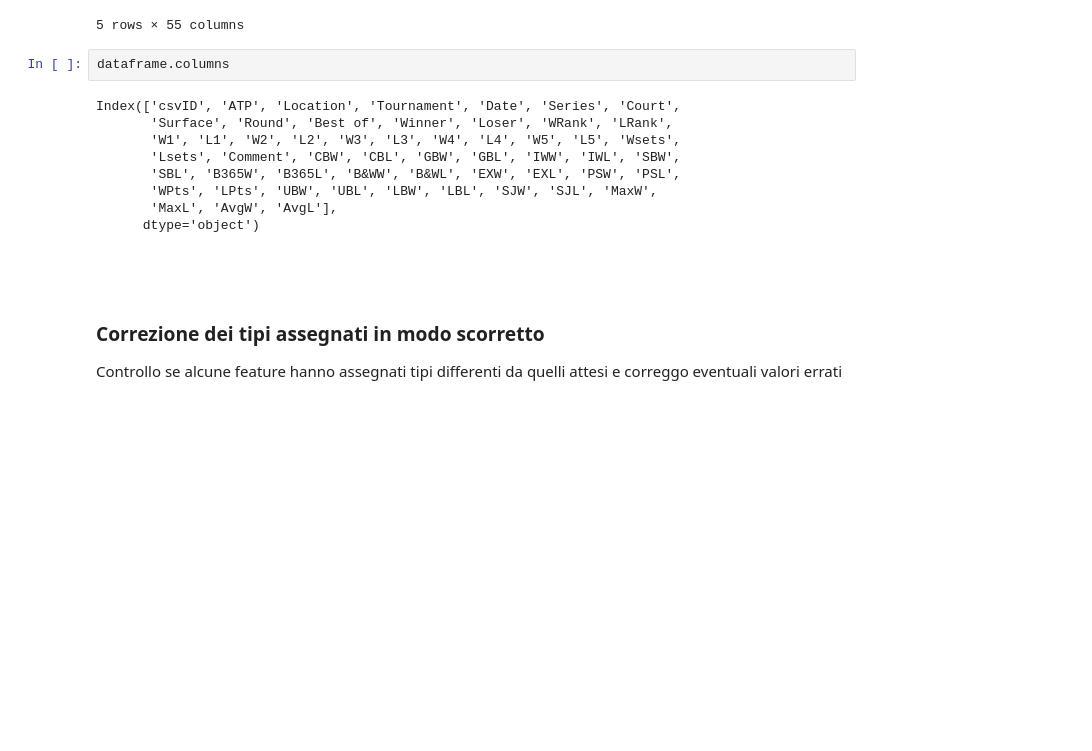
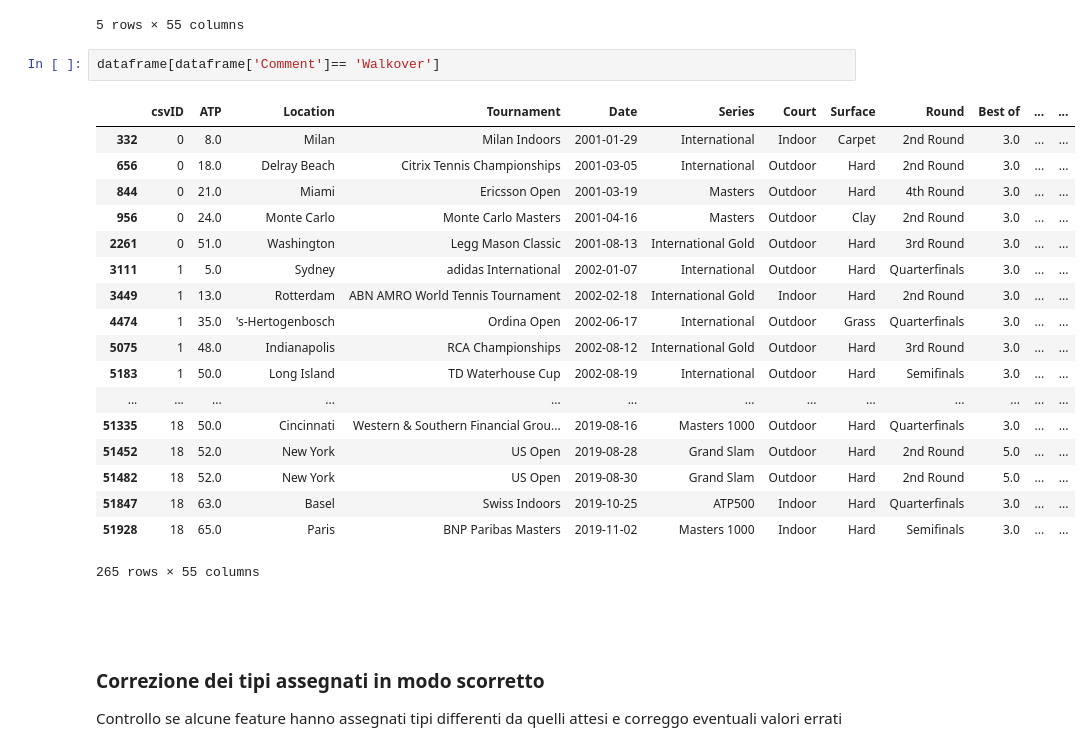
Before and after one commit to RiccardoSpolaor/Predict_Winner_2020_Australian_Open, a Jupyter notebook: project.ipynb, the cells around one changed output. Saved outputs shown, nothing was run; the diff lists cells and outputs as text; blank space fills up the shorter version.

```diff
--- a/project.ipynb
+++ b/project.ipynb
@@ -49,17 +49,27 @@ dataframe.head()
 | 3 | 0 | 1.0 | Adelaide | AAPT Championships | 2001-01-01 | International | Outdoor | Hard | 1st Round | 3.0 | ... | ... |
 | 4 | 0 | 1.0 | Adelaide | AAPT Championships | 2001-01-01 | International | Outdoor | Hard | 1st Round | 3.0 | ... | ... |
 5 rows × 55 columns
-# %%
-dataframe.columns
-# %% [output]
-Index(['csvID', 'ATP', 'Location', 'Tournament', 'Date', 'Series', 'Court',
-       'Surface', 'Round', 'Best of', 'Winner', 'Loser', 'WRank', 'LRank',
-       'W1', 'L1', 'W2', 'L2', 'W3', 'L3', 'W4', 'L4', 'W5', 'L5', 'Wsets',
-       'Lsets', 'Comment', 'CBW', 'CBL', 'GBW', 'GBL', 'IWW', 'IWL', 'SBW',
-       'SBL', 'B365W', 'B365L', 'B&WW', 'B&WL', 'EXW', 'EXL', 'PSW', 'PSL',
-       'WPts', 'LPts', 'UBW', 'UBL', 'LBW', 'LBL', 'SJW', 'SJL', 'MaxW',
-       'MaxL', 'AvgW', 'AvgL'],
-      dtype='object')
+# %%
+dataframe[dataframe['Comment']== 'Walkover']
+# %% [output]
+|  | csvID | ATP | Location | Tournament | Date | Series | Court | Surface | Round | Best of | ... | ... |
+| 332 | 0 | 8.0 | Milan | Milan Indoors | 2001-01-29 | International | Indoor | Carpet | 2nd Round | 3.0 | ... | ... |
+| 656 | 0 | 18.0 | Delray Beach | Citrix Tennis Championships | 2001-03-05 | International | Outdoor | Hard | 2nd Round | 3.0 | ... | ... |
+| 844 | 0 | 21.0 | Miami | Ericsson Open | 2001-03-19 | Masters | Outdoor | Hard | 4th Round | 3.0 | ... | ... |
+| 956 | 0 | 24.0 | Monte Carlo | Monte Carlo Masters | 2001-04-16 | Masters | Outdoor | Clay | 2nd Round | 3.0 | ... | ... |
+| 2261 | 0 | 51.0 | Washington | Legg Mason Classic | 2001-08-13 | International Gold | Outdoor | Hard | 3rd Round | 3.0 | ... | ... |
+| 3111 | 1 | 5.0 | Sydney | adidas International | 2002-01-07 | International | Outdoor | Hard | Quarterfinals | 3.0 | ... | ... |
+| 3449 | 1 | 13.0 | Rotterdam | ABN AMRO World Tennis Tournament | 2002-02-18 | International Gold | Indoor | Hard | 2nd Round | 3.0 | ... | ... |
+| 4474 | 1 | 35.0 | 's-Hertogenbosch | Ordina Open | 2002-06-17 | International | Outdoor | Grass | Quarterfinals | 3.0 | ... | ... |
+| 5075 | 1 | 48.0 | Indianapolis | RCA Championships | 2002-08-12 | International Gold | Outdoor | Hard | 3rd Round | 3.0 | ... | ... |
+| 5183 | 1 | 50.0 | Long Island | TD Waterhouse Cup | 2002-08-19 | International | Outdoor | Hard | Semifinals | 3.0 | ... | ... |
+| ... | ... | ... | ... | ... | ... | ... | ... | ... | ... | ... | ... | ... |
+| 51335 | 18 | 50.0 | Cincinnati | Western & Southern Financial Grou... | 2019-08-16 | Masters 1000 | Outdoor | Hard | Quarterfinals | 3.0 | ... | ... |
+| 51452 | 18 | 52.0 | New York | US Open | 2019-08-28 | Grand Slam | Outdoor | Hard | 2nd Round | 5.0 | ... | ... |
+| 51482 | 18 | 52.0 | New York | US Open | 2019-08-30 | Grand Slam | Outdoor | Hard | 2nd Round | 5.0 | ... | ... |
+| 51847 | 18 | 63.0 | Basel | Swiss Indoors | 2019-10-25 | ATP500 | Indoor | Hard | Quarterfinals | 3.0 | ... | ... |
+| 51928 | 18 | 65.0 | Paris | BNP Paribas Masters | 2019-11-02 | Masters 1000 | Indoor | Hard | Semifinals | 3.0 | ... | ... |
+265 rows × 55 columns
 # %% [markdown]
 <br><br>
 ### Correzione dei tipi assegnati in modo scorretto
```
Also changed, not shown: parts of 11 cells of this notebook, 2 other files.
